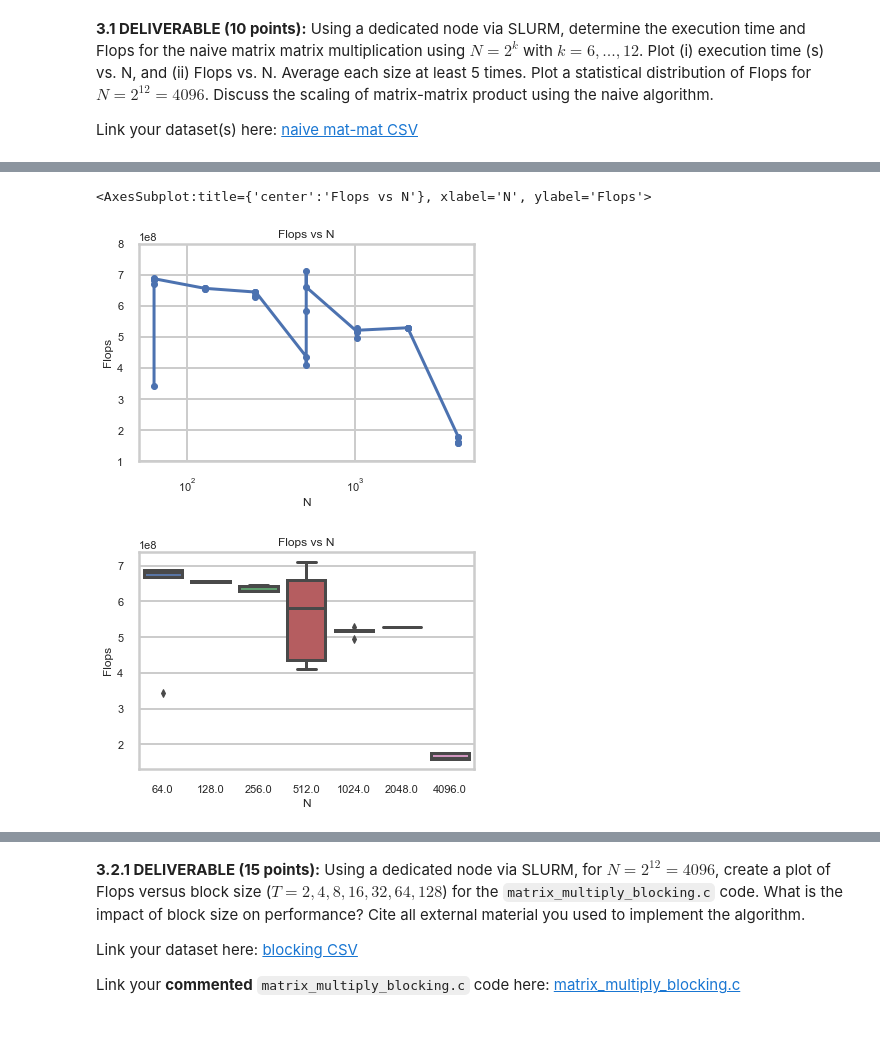
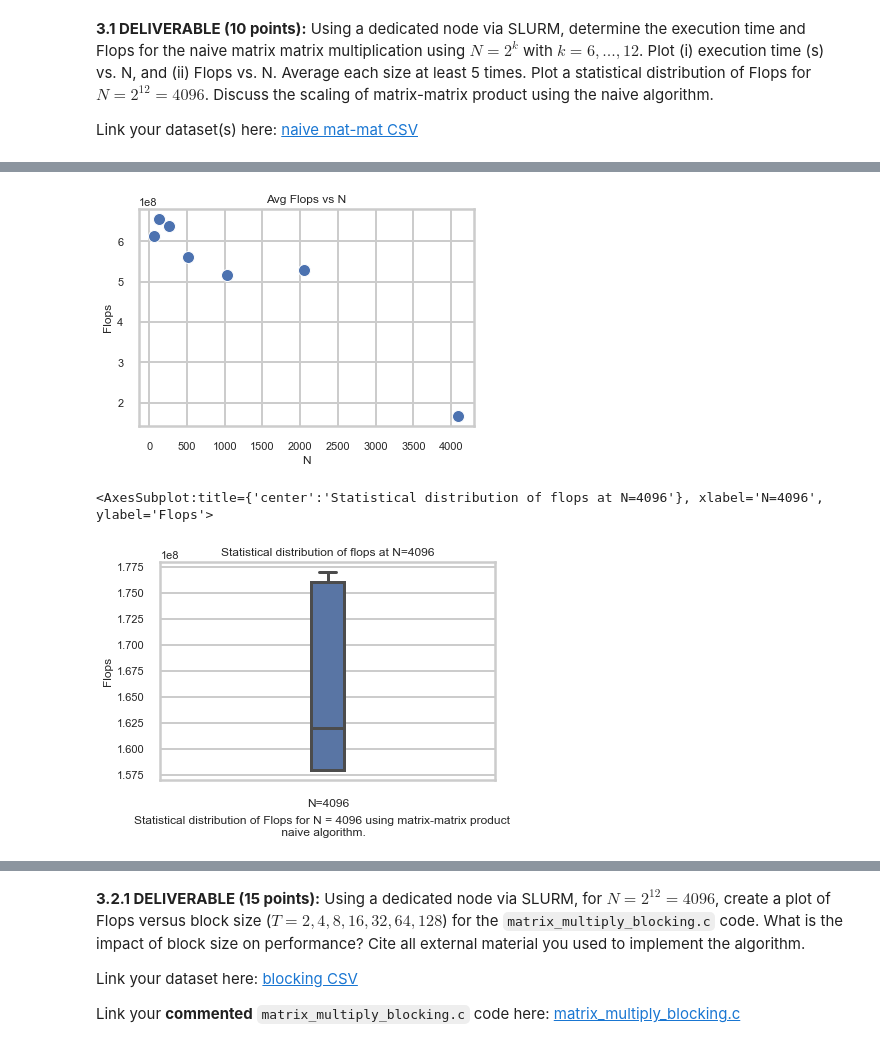
Before and after one commit to awwle6107/eecs569_assignment, a Jupyter notebook: hw1/hw01-submission-groupname.ipynb, the cells around one changed output, grey strips where cells are left out. Saved outputs shown, nothing was run; the diff lists cells and outputs as text; code cells hidden in the pictures.

```diff
--- a/hw1/hw01-submission-groupname.ipynb
+++ b/hw1/hw01-submission-groupname.ipynb
@@ -165,33 +173,87 @@ sns.boxplot(x=data['N'],y=data['s'])
+# %%
+# # plot code: average Flops vs N plot
+
+from turtle import title
+import matplotlib.pyplot as plt
+import numpy as np
+import seaborn as sns
+import pandas as pd
+
+
+sns.set_theme(style="whitegrid",context="poster", font_scale=0.5)
+
+#load column headers into array
+# data = np.genfromtxt('matmul_naive.csv', delimiter=',', names=True)
+
+dataFrame = pd.read_csv("matmul_naive_ave.csv")
+
+#create figure
+
+sns.scatterplot(dataFrame['N'],dataFrame['Flops'])
+plt.xlabel("N")
+plt.ylabel("Flops")
+plt.title("Avg Flops vs N")
+plt.show()
+
+# import matplotlib.pyplot as plt
+# import numpy as np
+
+# #optional, load seaborn for nicer looking plots
+# import seaborn as sns
+# '''
+# This breaks for versions of seaborn < 0.11.0. Google Colab has latest version.
+# To install in Anaconda, use "conda install seaborn=0.11.2"
+# '''
+# sns.set_theme(style="whitegrid",context="poster", font_scale=0.5)
+
+# #load column headers into array
+# data = np.genfromtxt('matmul_naive.csv', delimiter=',', names=True)
+
+# #create figure
+# f,ax = plt.subplots()
+# ax.set(xscale='log',ylim=(100_000_000, 800_000_000),ylabel='Flops',xlabel='N')
+# plt.title("Flops vs N")
+# plt.plot(data['N'],data['Flops'],marker='.')
+
+# # put your read speed plotting code here
+# data = np.genfromtxt('matmul_naive.csv', delimiter=',', names=True)
+
+# f,ax = plt.subplots()
+# ax.set(ylabel='Flops',xlabel='N', title="Flops vs N")
+
+# sns.boxplot(x=data['N'],y=data['Flops'])
+# %% [output]
+[figure, added]
 # %%
-# plot code: average Flops vs N plot
+# plot code: statistical plot of Flops at N=4096
+from cgitb import text
 import matplotlib.pyplot as plt
 import numpy as np
 
 #optional, load seaborn for nicer looking plots
 import seaborn as sns
 '''
 This breaks for versions of seaborn < 0.11.0. Google Colab has latest version.
 To install in Anaconda, use "conda install seaborn=0.11.2"
 '''
 sns.set_theme(style="whitegrid",context="poster", font_scale=0.5)
 
 #load column headers into array
 data = np.genfromtxt('matmul_naive.csv', delimiter=',', names=True)
 
-#create figure
-f,ax = plt.subplots()
-ax.set(xscale='log',ylim=(100_000_000, 800_000_000),ylabel='Flops',xlabel='N')
-plt.title("Flops vs N")
-plt.plot(data['N'],data['Flops'],marker='.')
+# #create figure
+# f,ax = plt.subplots()
+# ax.set(xscale='log',ylim=(100_000_000, 200_000_000),ylabel='Flops',xlabel='N=4096 indexing')
+# plt.title("Flops at N=4096")
+# plt.plot(data['Flops'][-6:],marker='.')
 
 # put your read speed plotting code here
 data = np.genfromtxt('matmul_naive.csv', delimiter=',', names=True)
 
 f,ax = plt.subplots()
-ax.set(ylabel='Flops',xlabel='N', title="Flops vs N")
-
-sns.boxplot(x=data['N'],y=data['Flops'])
+ax.set(ylabel='Flops',xlabel='N=4096',title="Statistical distribution of flops at N=4096")
+f.text(.5, -0.07, "Statistical distribution of Flops for N = 4096 using matrix-matrix product\n naive algorithm.", ha='center')
+sns.boxplot(y=data['Flops'][-5:], width=0.1)
 # %% [output]
-<AxesSubplot:title={'center':'Flops vs N'}, xlabel='N', ylabel='Flops'>
+<AxesSubplot:title={'center':'Statistical distribution of flops at N=4096'}, xlabel='N=4096', ylabel='Flops'>
-[figure, old version]
+[figure, new version]
-[figure, removed]
```
Also changed, not shown: parts of 10 cells of this notebook, 2 other files.
